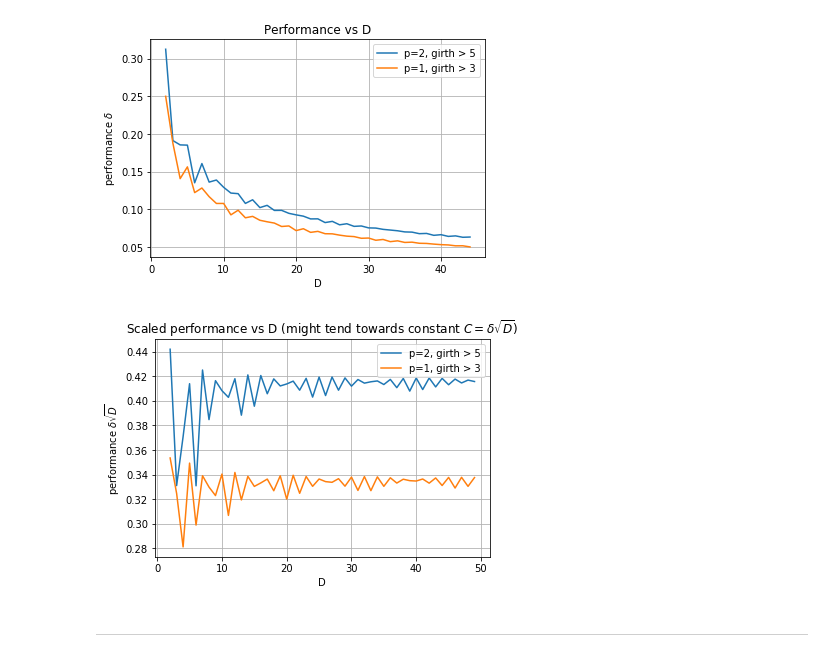
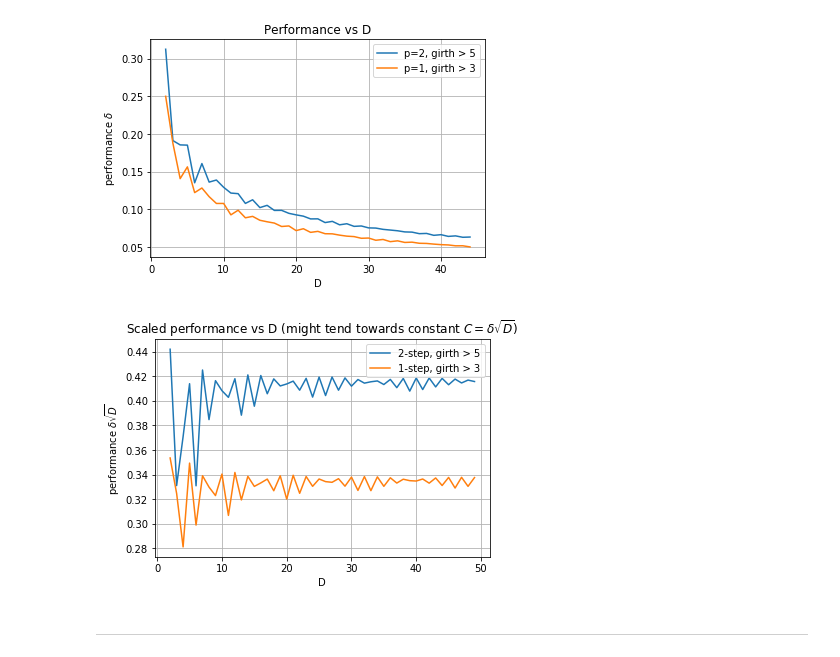
Before and after one commit to marwahaha/qaoa-local-competitors, a Jupyter notebook: hastings.ipynb, the cells around one changed output. Saved outputs shown, nothing was run; the diff lists cells and outputs as text; code cells hidden in the pictures.

```diff
--- a/hastings.ipynb
+++ b/hastings.ipynb
@@ -510,19 +599,19 @@ plt.grid(True)
 # %%
 ds = range(2, 50)
 deltas = [d**0.5 * max([final(d-1, t, t) for t in range(d+2)]) for d in ds]
-plt.plot(ds, deltas, label="p=2, girth > 5")
+plt.plot(ds, deltas, label="2-step, girth > 5")
 
 fn = calc_performance_y_triangles_curried(0)
 cs = [d**0.5*max(test_all_thresholds(d, fn)) for d in ds]
-plt.plot(ds, cs, label="p=1, girth > 3")
+plt.plot(ds, cs, label="1-step, girth > 3")
 
 plt.title("Scaled performance vs D (might tend towards constant $C = \delta \sqrt{D}$)")
 plt.xlabel("D")
 plt.ylabel("performance $\delta \sqrt{D}$")
 plt.legend()
 plt.grid(True)
 # %% [output]
-[figure, old version]
+[figure, new version]
 # %% [markdown]
 ----
 # %% [markdown]
```
Also changed, not shown: parts of 59 cells of this notebook, 1 other file.
